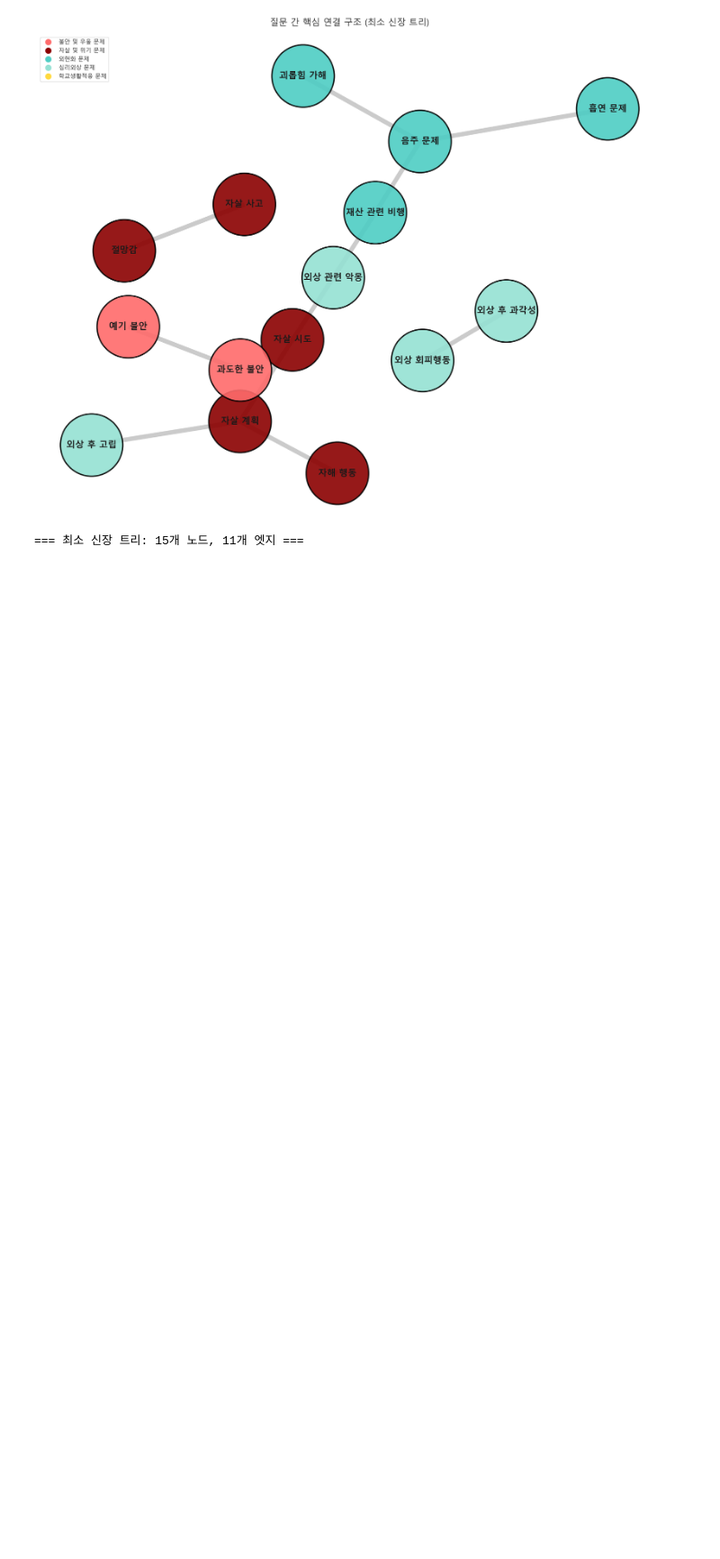
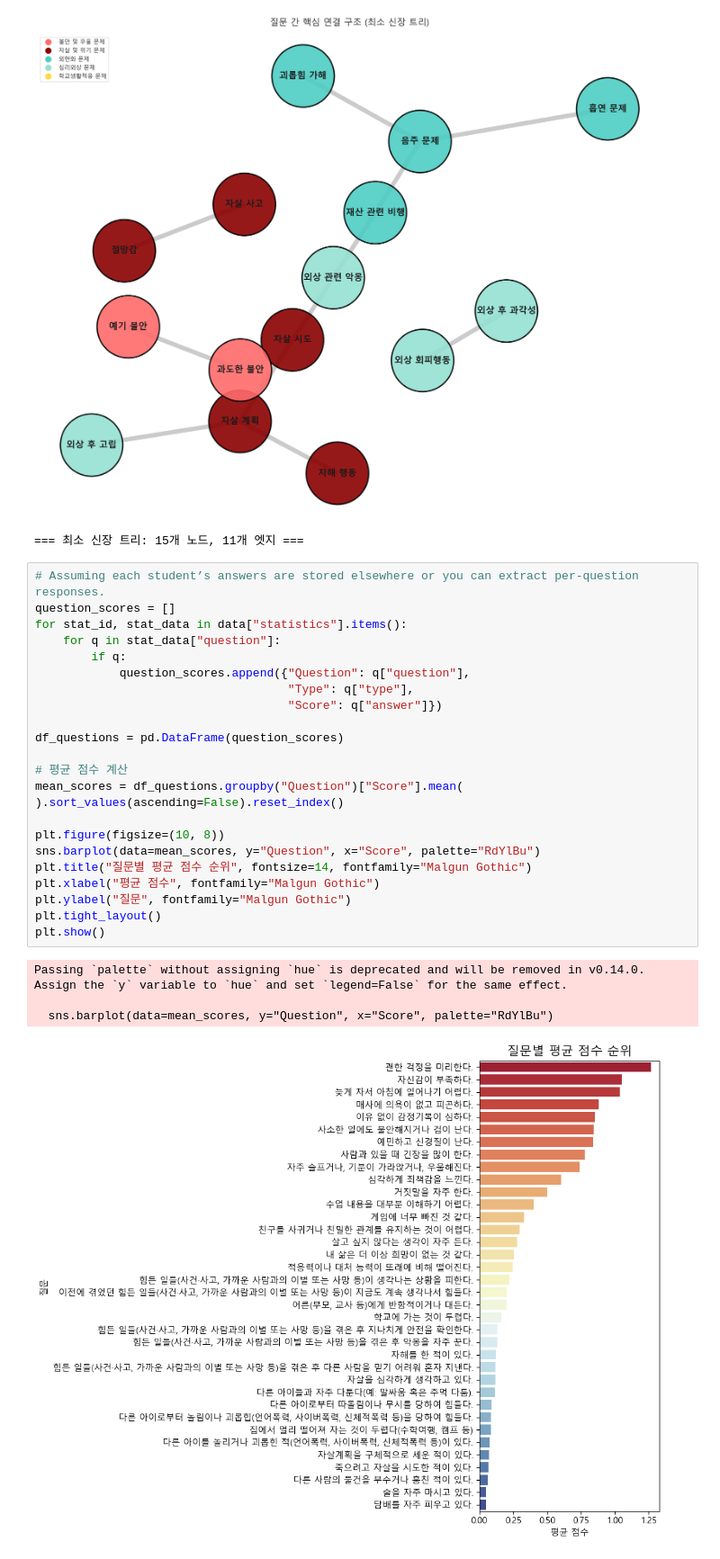
Before and after one commit to hslee2008/pangyomga, a Jupyter notebook: data_2/question.ipynb, the cells around one changed output. Shown: that part at 90% size. Saved outputs shown, nothing was run; the diff lists cells and outputs as text; blank space fills up the shorter version.

```diff
--- a/data_2/question.ipynb
+++ b/data_2/question.ipynb
@@ -284,3 +284,31 @@ print(
 # %% [output]
 [figure]
 === 최소 신장 트리: 15개 노드, 11개 엣지 ===
+# %%
+# Assuming each student’s answers are stored elsewhere or you can extract per-question responses.
+question_scores = []
+for stat_id, stat_data in data["statistics"].items():
+    for q in stat_data["question"]:
+        if q:
+            question_scores.append({"Question": q["question"],
+                                    "Type": q["type"],
+                                    "Score": q["answer"]})
+
+df_questions = pd.DataFrame(question_scores)
+
+# 평균 점수 계산
+mean_scores = df_questions.groupby("Question")["Score"].mean(
+).sort_values(ascending=False).reset_index()
+
+plt.figure(figsize=(10, 8))
+sns.barplot(data=mean_scores, y="Question", x="Score", palette="RdYlBu")
+plt.title("질문별 평균 점수 순위", fontsize=14, fontfamily="Malgun Gothic")
+plt.xlabel("평균 점수", fontfamily="Malgun Gothic")
+plt.ylabel("질문", fontfamily="Malgun Gothic")
+plt.tight_layout()
+plt.show()
+# %% [output]
+Passing `palette` without assigning `hue` is deprecated and will be removed in v0.14.0. Assign the `y` variable to `hue` and set `legend=False` for the same effect.
+
+  sns.barplot(data=mean_scores, y="Question", x="Score", palette="RdYlBu")
+[figure, added]
```
Also changed, not shown: 1 other file.
